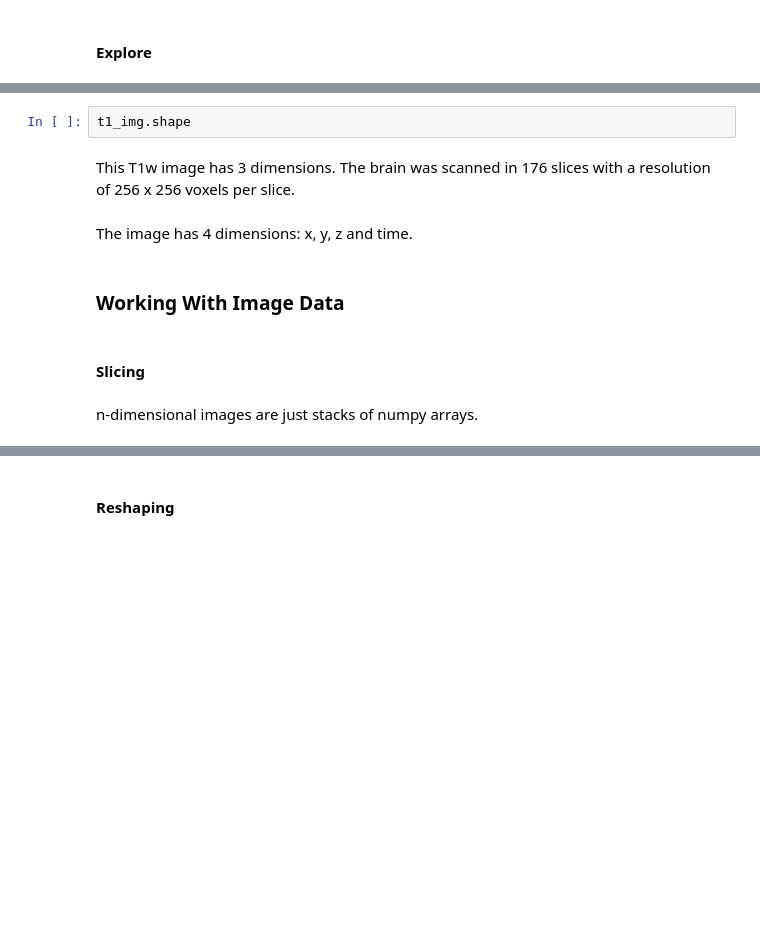
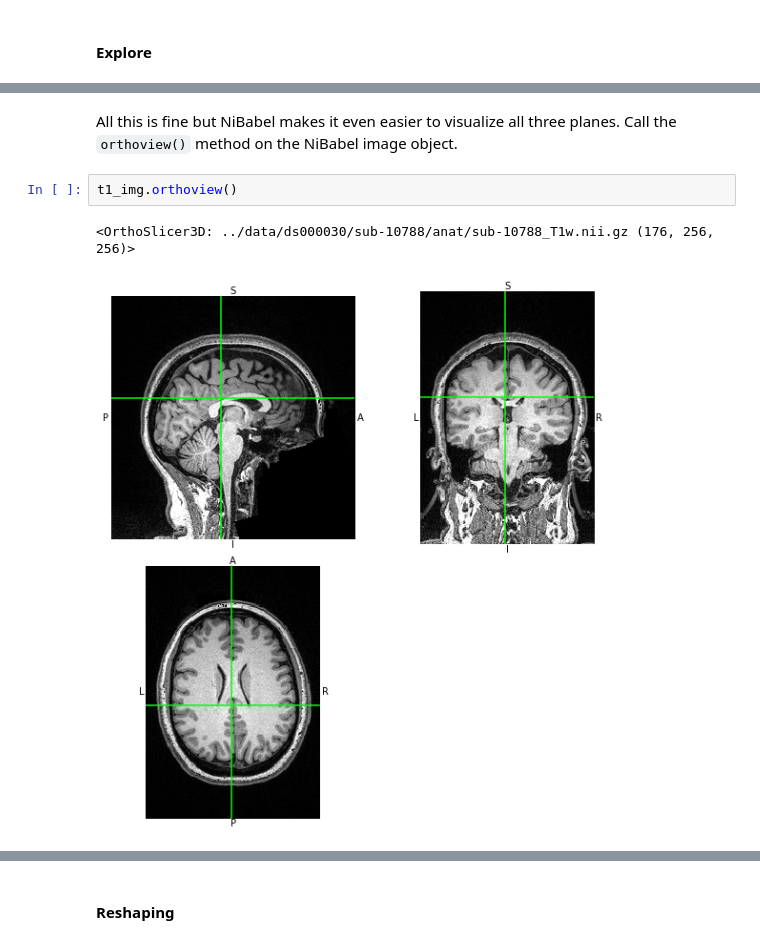
Before and after one commit to carpentries-incubator/SDC-BIDS-fMRI, a Jupyter notebook: bin/01_neuroimaging-fundamentals-and-nibabel.ipynb, the cells around one changed output, grey strips where cells are left out. Drawn from its saved outputs; the diff is of its cells as text; blank space fills up the shorter version.

```diff
--- a/bin/01_neuroimaging-fundamentals-and-nibabel.ipynb
+++ b/bin/01_neuroimaging-fundamentals-and-nibabel.ipynb
@@ -103,12 +219,7 @@ The shape of the data always has at least 3 dimensions (X, Y, and Z) and sometim
+# %% [markdown]
+All this is fine but NiBabel makes it even easier to visualize all three planes. Call the `orthoview()` method on the NiBabel image object.
 # %%
-t1_img.shape
+t1_img.orthoview()
+# %% [output]
+<OrthoSlicer3D: ../data/ds000030/sub-10788/anat/sub-10788_T1w.nii.gz (176, 256, 256)>
+[figure, added]
-# %% [markdown]
-This T1w image has 3 dimensions. The brain was scanned in 176 slices with a resolution of 256 x 256 voxels per slice.
-# %% [markdown]
-The image has 4 dimensions: x, y, z and time.
-# %% [markdown]
-### Working With Image Data
-# %% [markdown]
-#### Slicing
-# %% [markdown]
-n-dimensional images are just stacks of numpy arrays.
```
Also changed, not shown: parts of 61 cells of this notebook, 3 other files.
